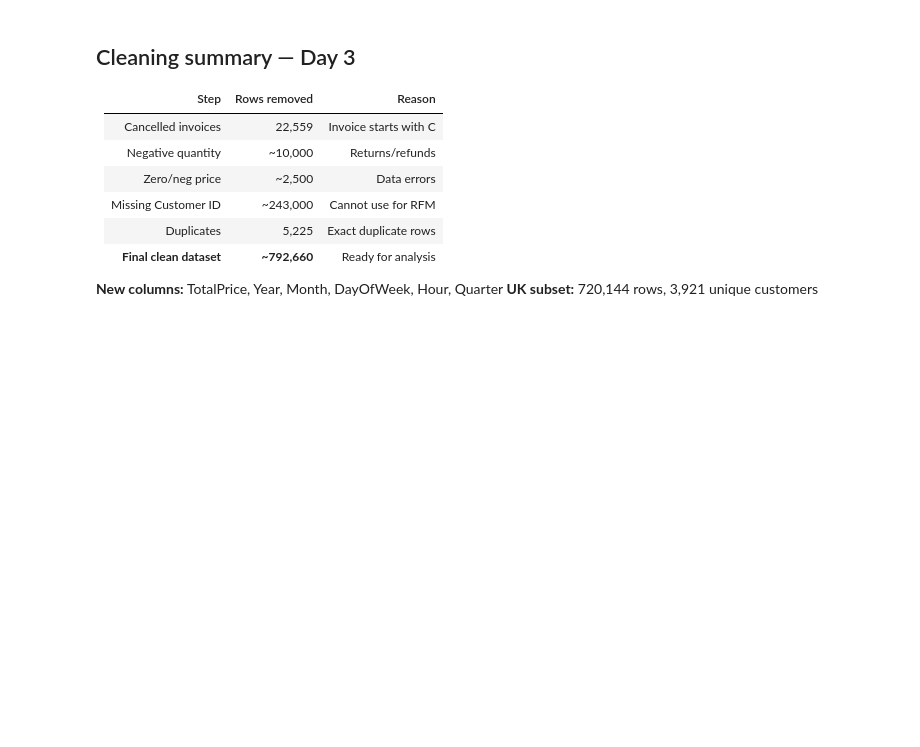
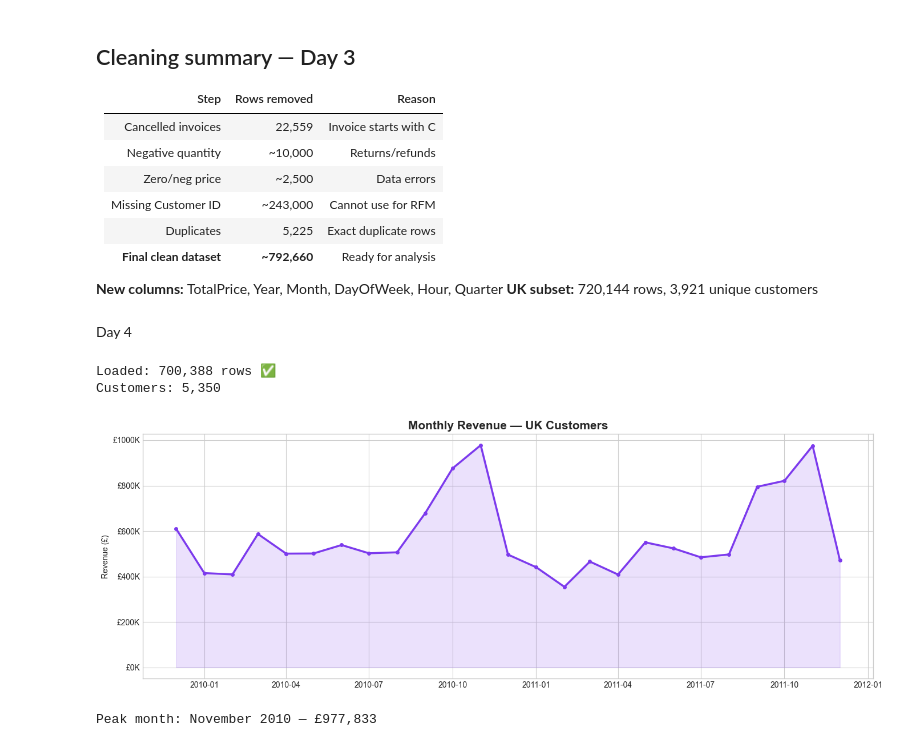
Before and after one commit to Ananthika-G/customer-segmentation, a Jupyter notebook: notebooks/01_EDA.ipynb .ipynb, the cells around one changed output. Saved outputs shown, nothing was run; the diff lists cells and outputs as text; code cells hidden in the pictures; blank space fills up the shorter version.

Commit message:
Day 4: EDA complete — 4 charts saved, customer_features.csv created

```diff
--- a/notebooks/01_EDA.ipynb .ipynb
+++ b/notebooks/01_EDA.ipynb .ipynb
@@ -233,3 +233,47 @@ cleaned_uk.csv     — 700,388 rows
 
 **New columns:** TotalPrice, Year, Month, DayOfWeek, Hour, Quarter
 **UK subset:** 720,144 rows, 3,921 unique customers
+# %% [markdown]
+Day 4
+# %%
+import pandas as pd
+import numpy as np
+import matplotlib.pyplot as plt
+import seaborn as sns
+import warnings
+warnings.filterwarnings('ignore')
+plt.style.use('seaborn-v0_8-whitegrid')
+%matplotlib inline
+
+df_uk = pd.read_csv('../data/processed/cleaned_uk.csv')
+df_uk['InvoiceDate'] = pd.to_datetime(df_uk['InvoiceDate'])
+
+print(f"Loaded: {len(df_uk):,} rows ✅")
+print(f"Customers: {df_uk['Customer ID'].nunique():,}")
+# %% [output]
+Loaded: 700,388 rows ✅
+Customers: 5,350
+# %%
+monthly = df_uk.groupby(
+    df_uk['InvoiceDate'].dt.to_period('M'))['TotalPrice'].sum()
+monthly.index = monthly.index.to_timestamp()
+
+fig, ax = plt.subplots(figsize=(14,5))
+ax.fill_between(monthly.index, monthly.values,
+                alpha=0.15, color='#7c3aed')
+ax.plot(monthly.index, monthly.values, color='#7c3aed',
+        linewidth=2.5, marker='o', markersize=4)
+ax.set_title('Monthly Revenue — UK Customers',
+             fontsize=15, fontweight='bold')
+ax.set_ylabel('Revenue (£)')
+ax.yaxis.set_major_formatter(
+    plt.FuncFormatter(lambda x,_: f'£{x/1000:.0f}K'))
+plt.tight_layout()
+plt.savefig('../reports/figures/monthly_revenue.png', dpi=150)
+plt.show()
+
+peak = monthly.idxmax()
+print(f"Peak month: {peak.strftime('%B %Y')} — £{monthly.max():,.0f}")
+# %% [output]
+[figure, added]
+Peak month: November 2010 — £977,833
```
Also changed, not shown: parts of 6 cells of this notebook, 4 other files.
